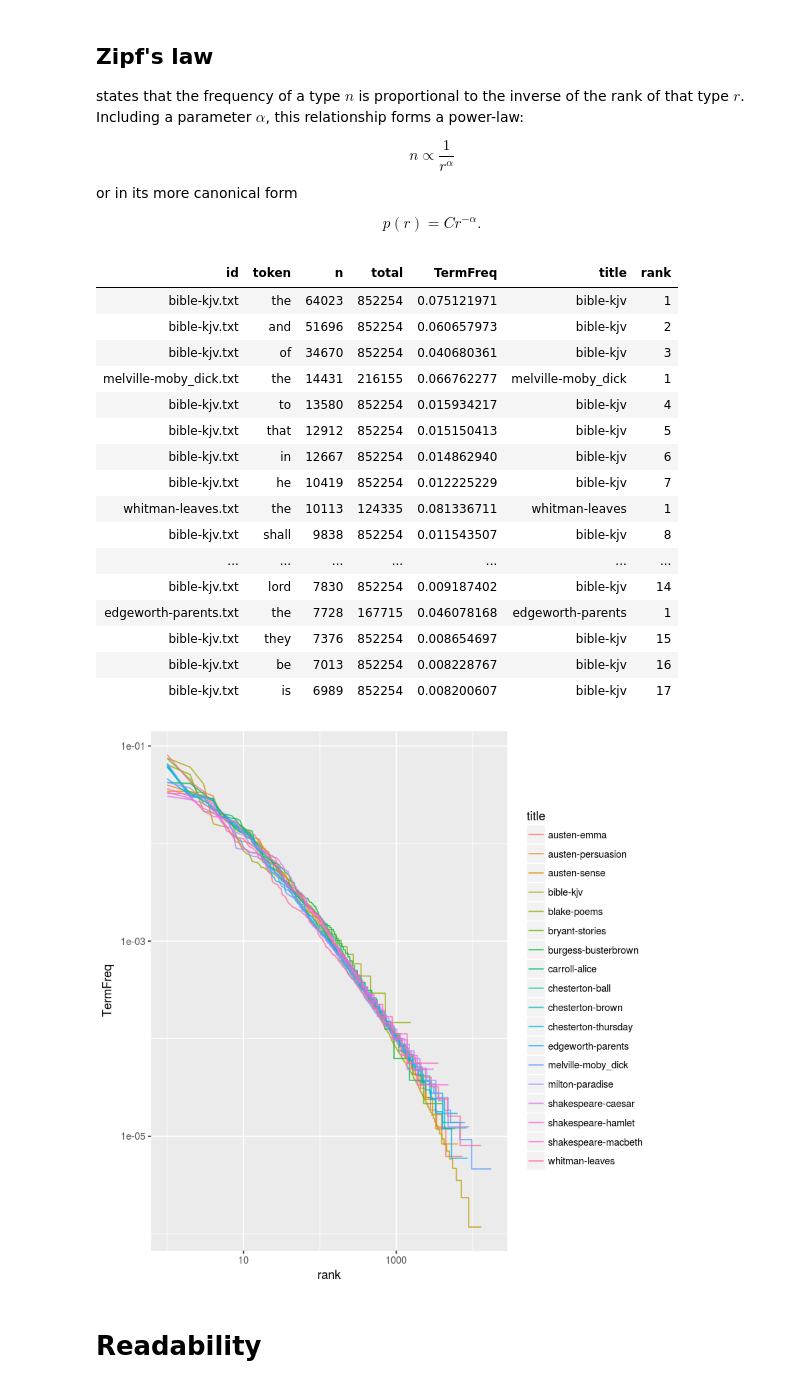
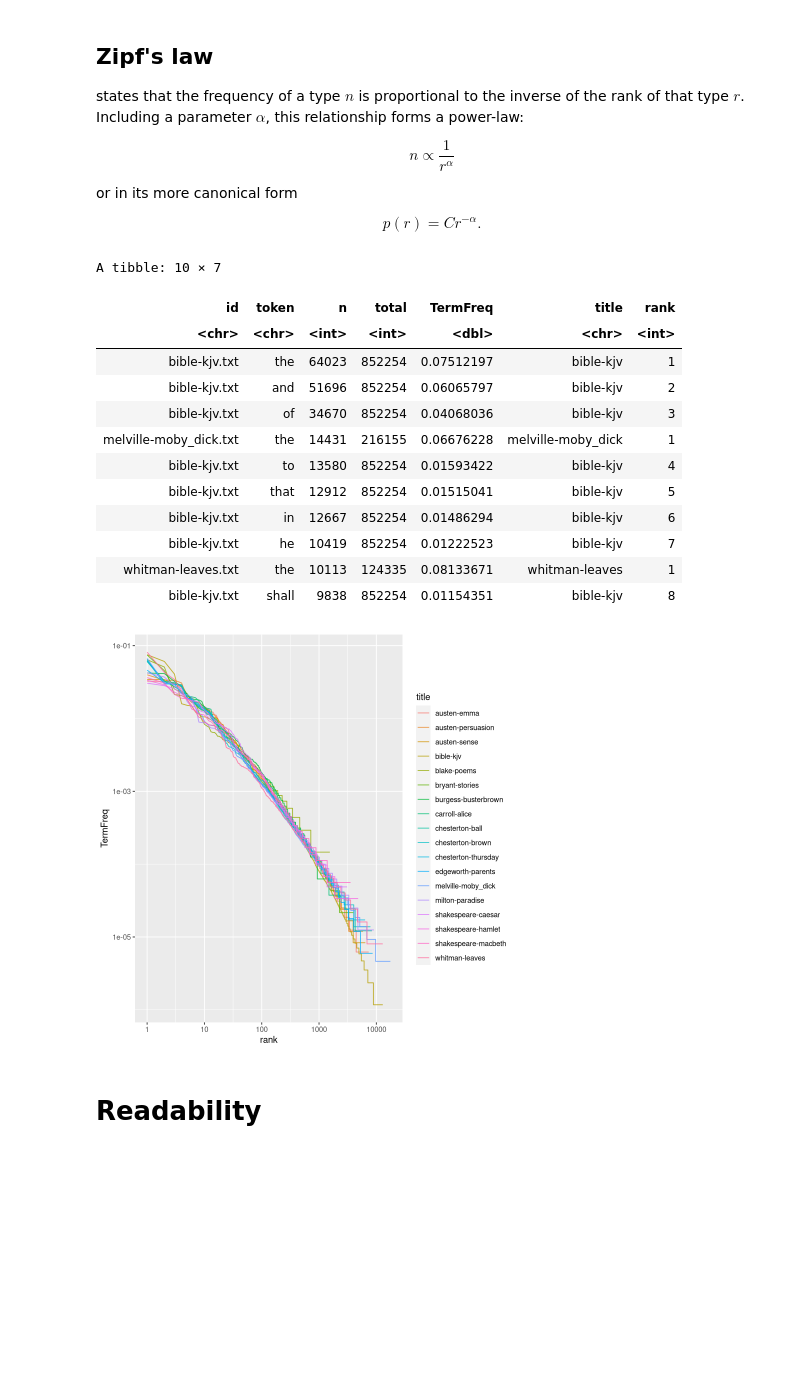
Before and after one commit to jrriebling/TM_R_Workshop, a Jupyter notebook: slides/5_Basic_Text_Analysis.ipynb, the cells around one changed output. Saved outputs shown, nothing was run; the diff lists cells and outputs as text; code cells hidden in the pictures; blank space fills up the shorter version.

```diff
--- a/slides/5_Basic_Text_Analysis.ipynb
+++ b/slides/5_Basic_Text_Analysis.ipynb
@@ -47,7 +48,7 @@ The following object is masked from ‘package:readr’:
 * Sentences
 * Length of sentences
 # %%
-corpus <- Corpus(DirSource("data/gutenberg/",
+corpus <- VCorpus(DirSource("../data/gutenberg/",
                            pattern=".+\\.txt$"))
 # %%
 names(corpus)
@@ -142,8 +149,7 @@ df %>%
 # %% [markdown]
 ## Counting tokens
 # %%
-freq.df <- df %>%
+freq_df <- df %>%
   select(id, text) %>%
   unnest_tokens(token, text) %>%
-  count(id, token, sort=TRUE) %>%
-  ungroup()
+  count(id, token, sort=TRUE)
@@ -212,7 +193,7 @@ $$
 p(r) = Cr^{-\alpha}.
 $$
 # %%
-books.df <- freq.df %>%
+books_df <- freq_df %>%
   group_by(id) %>%
   mutate(total=sum(n),
          TermFreq=n/total,
@@ -220,34 +201,30 @@ books.df <- freq.df %>%
   arrange(desc(n)) %>%
   mutate(rank=row_number()) %>%
   ungroup()
-# %%
-books.df[1:20,]
-# %% [output]
-| id | token | n | total | TermFreq | title | rank |
-| bible-kjv.txt | the | 64023 | 852254 | 0.075121971 | bible-kjv | 1 |
-| bible-kjv.txt | and | 51696 | 852254 | 0.060657973 | bible-kjv | 2 |
-| bible-kjv.txt | of | 34670 | 852254 | 0.040680361 | bible-kjv | 3 |
-| melville-moby_dick.txt | the | 14431 | 216155 | 0.066762277 | melville-moby_dick | 1 |
-| bible-kjv.txt | to | 13580 | 852254 | 0.015934217 | bible-kjv | 4 |
-| bible-kjv.txt | that | 12912 | 852254 | 0.015150413 | bible-kjv | 5 |
-| bible-kjv.txt | in | 12667 | 852254 | 0.014862940 | bible-kjv | 6 |
-| bible-kjv.txt | he | 10419 | 852254 | 0.012225229 | bible-kjv | 7 |
-| whitman-leaves.txt | the | 10113 | 124335 | 0.081336711 | whitman-leaves | 1 |
-| bible-kjv.txt | shall | 9838 | 852254 | 0.011543507 | bible-kjv | 8 |
-| ... | ... | ... | ... | ... | ... | ... |
-| bible-kjv.txt | lord | 7830 | 852254 | 0.009187402 | bible-kjv | 14 |
-| edgeworth-parents.txt | the | 7728 | 167715 | 0.046078168 | edgeworth-parents | 1 |
-| bible-kjv.txt | they | 7376 | 852254 | 0.008654697 | bible-kjv | 15 |
-| bible-kjv.txt | be | 7013 | 852254 | 0.008228767 | bible-kjv | 16 |
-| bible-kjv.txt | is | 6989 | 852254 | 0.008200607 | bible-kjv | 17 |
+# %%
+books_df[1:10,]
+# %% [output]
+A tibble: 10 × 7
+| id | token | n | total | TermFreq | title | rank |
+| <chr> | <chr> | <int> | <int> | <dbl> | <chr> | <int> |
+| bible-kjv.txt | the | 64023 | 852254 | 0.07512197 | bible-kjv | 1 |
+| bible-kjv.txt | and | 51696 | 852254 | 0.06065797 | bible-kjv | 2 |
+| bible-kjv.txt | of | 34670 | 852254 | 0.04068036 | bible-kjv | 3 |
+| melville-moby_dick.txt | the | 14431 | 216155 | 0.06676228 | melville-moby_dick | 1 |
+| bible-kjv.txt | to | 13580 | 852254 | 0.01593422 | bible-kjv | 4 |
+| bible-kjv.txt | that | 12912 | 852254 | 0.01515041 | bible-kjv | 5 |
+| bible-kjv.txt | in | 12667 | 852254 | 0.01486294 | bible-kjv | 6 |
+| bible-kjv.txt | he | 10419 | 852254 | 0.01222523 | bible-kjv | 7 |
+| whitman-leaves.txt | the | 10113 | 124335 | 0.08133671 | whitman-leaves | 1 |
+| bible-kjv.txt | shall | 9838 | 852254 | 0.01154351 | bible-kjv | 8 |
 # %%
-books.df %>%
+books_df %>%
   ggplot(aes(rank, TermFreq, color=title)) +
     geom_line(alpha=0.8) +
     scale_x_log10() +
     scale_y_log10()
 # %% [output]
-[figure, old version]
+[figure, new version]
 # %% [markdown]
 # Readability
 # %% [markdown]
```
Also changed, not shown: parts of 17 cells of this notebook.
